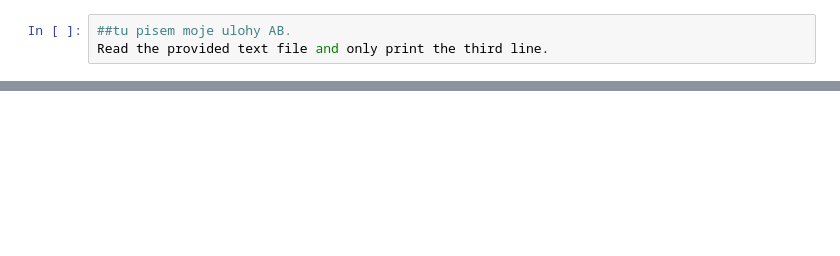
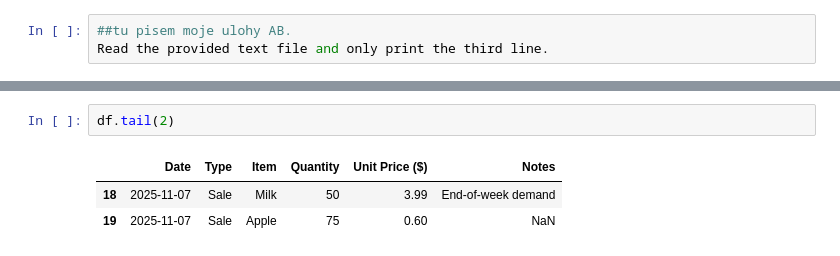
Before and after one commit to greenline2ba/GIT_ALENA, a Jupyter notebook: Problems4_1_AB.ipynb, the cells around one changed output, grey strips where cells are left out. Drawn from its saved outputs; the diff is of its cells as text; blank space fills up the shorter version.

```diff
--- a/Problems4_1_AB.ipynb
+++ b/Problems4_1_AB.ipynb
@@ -25,0 +115,6 @@ body {
+# %%
+df.tail(2)
+# %% [output]
+|  | Date | Type | Item | Quantity | Unit Price ($) | Notes |
+| 18 | 2025-11-07 | Sale | Milk | 50 | 3.99 | End-of-week demand |
+| 19 | 2025-11-07 | Sale | Apple | 75 | 0.60 | NaN |
```
Also changed, not shown: parts of 17 cells of this notebook, 7 other files.
